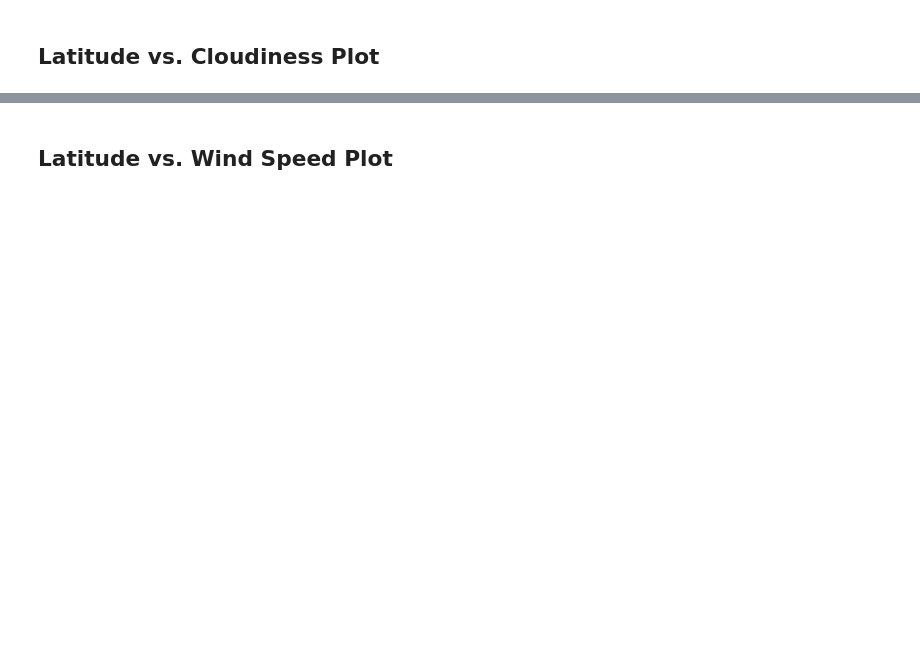
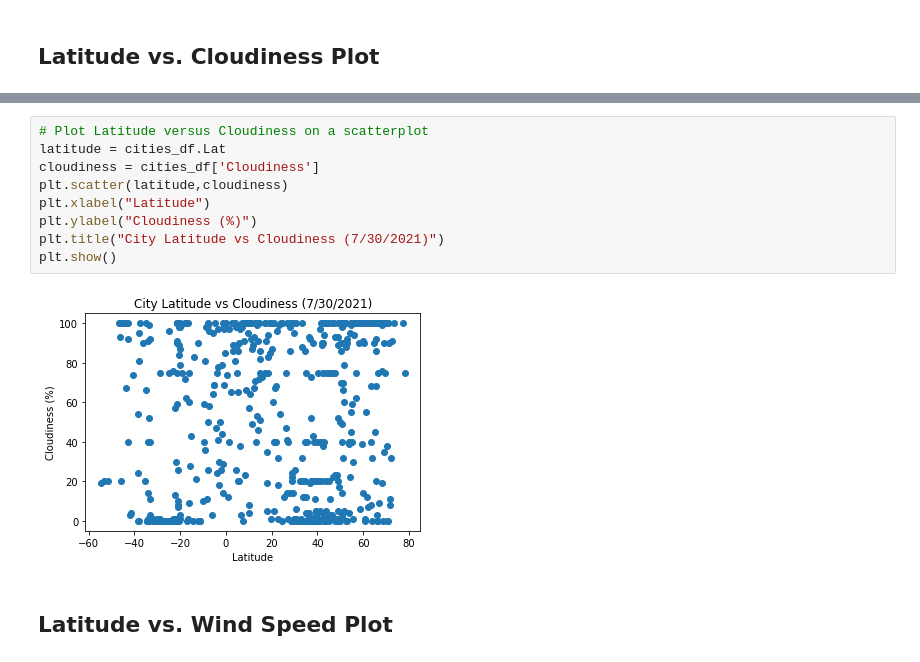
Before and after one commit to RichKirsch80/Weather-and-city-api-pulls, a Jupyter notebook: WeatherPy/WeatherPy.ipynb, the cells around one changed output, grey strips where cells are left out. Drawn from its saved outputs; the diff is of its cells as text; blank space fills up the shorter version.

```diff
--- a/WeatherPy/WeatherPy.ipynb
+++ b/WeatherPy/WeatherPy.ipynb
@@ -148,2 +215,13 @@ Int64Index([], dtype='int64')
+# %%
+# Plot Latitude versus Cloudiness on a scatterplot
+latitude = cities_df.Lat
+cloudiness = cities_df['Cloudiness']
+plt.scatter(latitude,cloudiness)
+plt.xlabel("Latitude")
+plt.ylabel("Cloudiness (%)")
+plt.title("City Latitude vs Cloudiness (7/30/2021)")
+plt.show()
+# %% [output]
+[figure, added]
 # %% [markdown]
 ## Latitude vs. Wind Speed Plot
```
Also changed, not shown: parts of 38 cells of this notebook, 1 other file.
